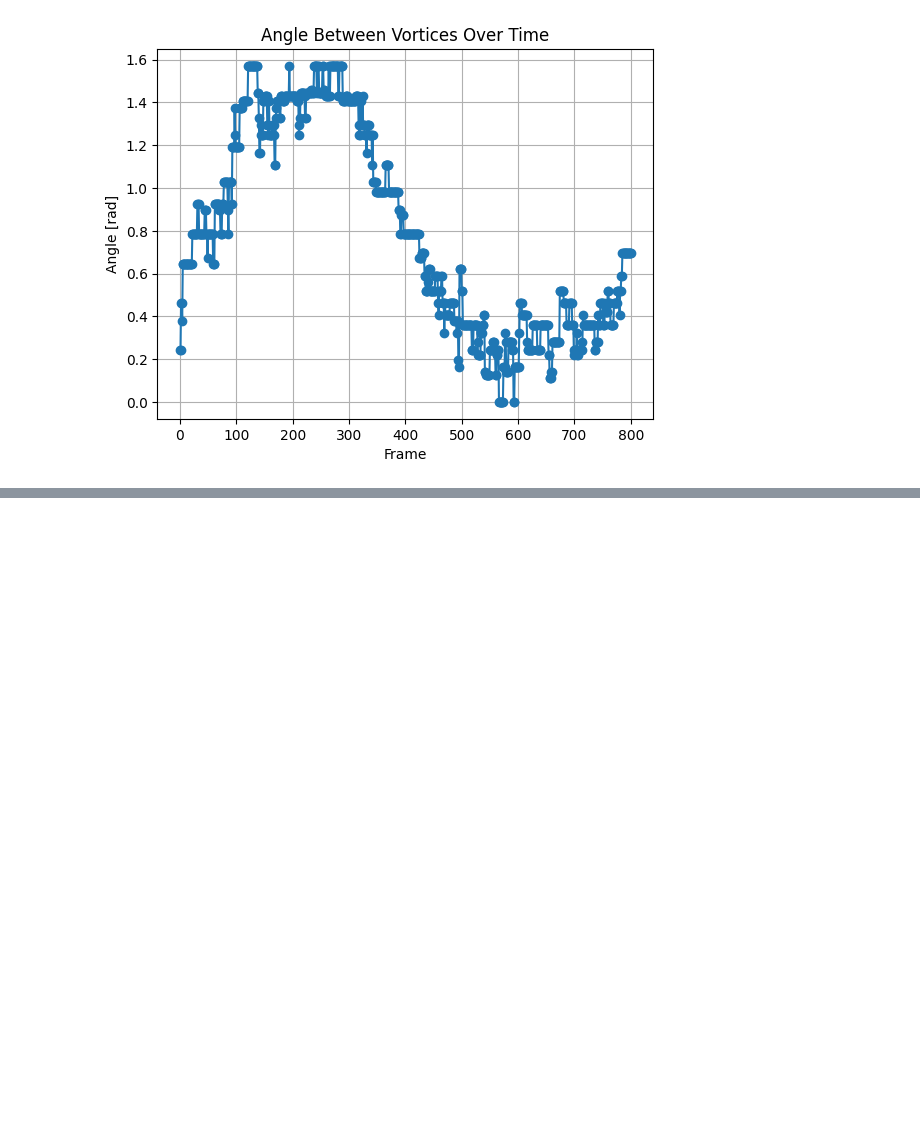
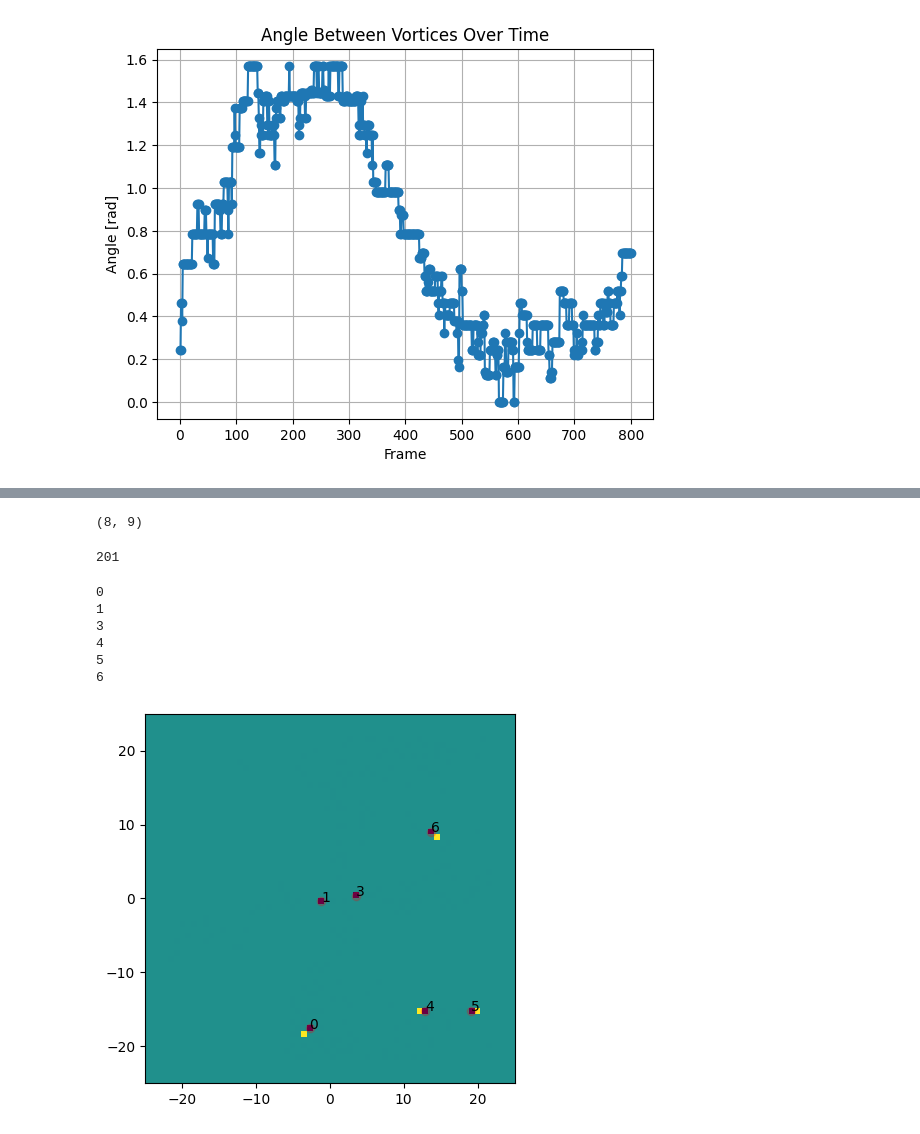
Before and after one commit to easuit24/BECs2, a Jupyter notebook: vortex_tracking_16_6.ipynb, the cells around one changed output, grey strips where cells are left out. Drawn from its saved outputs; the diff is of its cells as text; code cells hidden in the pictures; blank space fills up the shorter version.

```diff
--- a/vortex_tracking_16_6.ipynb
+++ b/vortex_tracking_16_6.ipynb
@@ -20,0 +70,18 @@ c = comp() # calculate the averages over the values in the array
+# %%
+tracker = pt(g.snaps, g.dx, g.L, g.gpeobj.dt)
+circ_frames = np.zeros((len(g.snaps), len(g.snaps[0])//2, len(g.snaps[0])//2))
+vort = []
+avort = []
+for i in range(len(g.snaps)):
+    detection = pt.detectVortices(tracker, g.snaps[i])
+    circ_frames[i] = detection[2]
+    vort.append(detection[0])
+    avort.append(detection[1])
+# %%
+tracks = v.track_vortices_across_frames(avort)
+
+print(sorted(tracks,  key=lambda k: len(tracks[k]), reverse = True))
+
+
+for index, item in enumerate(tracks.items()):
+    print('Vortex: ', item[0], ' ', len(tracks[index]))
@@ -20,0 +140,25 @@ c = comp() # calculate the averages over the values in the array
+# %%
+print(np.shape(v.distance_matrix))
+# %% [output]
+(8, 9)
+# %%
+print(len(circ_frames))
+# %% [output]
+201
+# %%
+time = 2
+plt.imshow(circ_frames[time], origin = 'lower', extent = [-g.L/2, g.L/2, -g.L/2, g.L/2])
+for i in range(len(tracks)):
+    for j in range(len(tracks[i])):
+        if tracks[i][j][0] == time:
+            print(i)
+            plt.scatter(tracks[i][j][1]-g.L/2, tracks[i][j][2]-g.L/2, alpha = 0.2, color = 'red')
+            plt.text(tracks[i][j][1]-g.L/2, tracks[i][j][2]-g.L/2, i)
+# %% [output]
+0
+1
+3
+4
+5
+6
+[figure, added]
```
Also changed, not shown: parts of 19 cells of this notebook, 2 other files.
